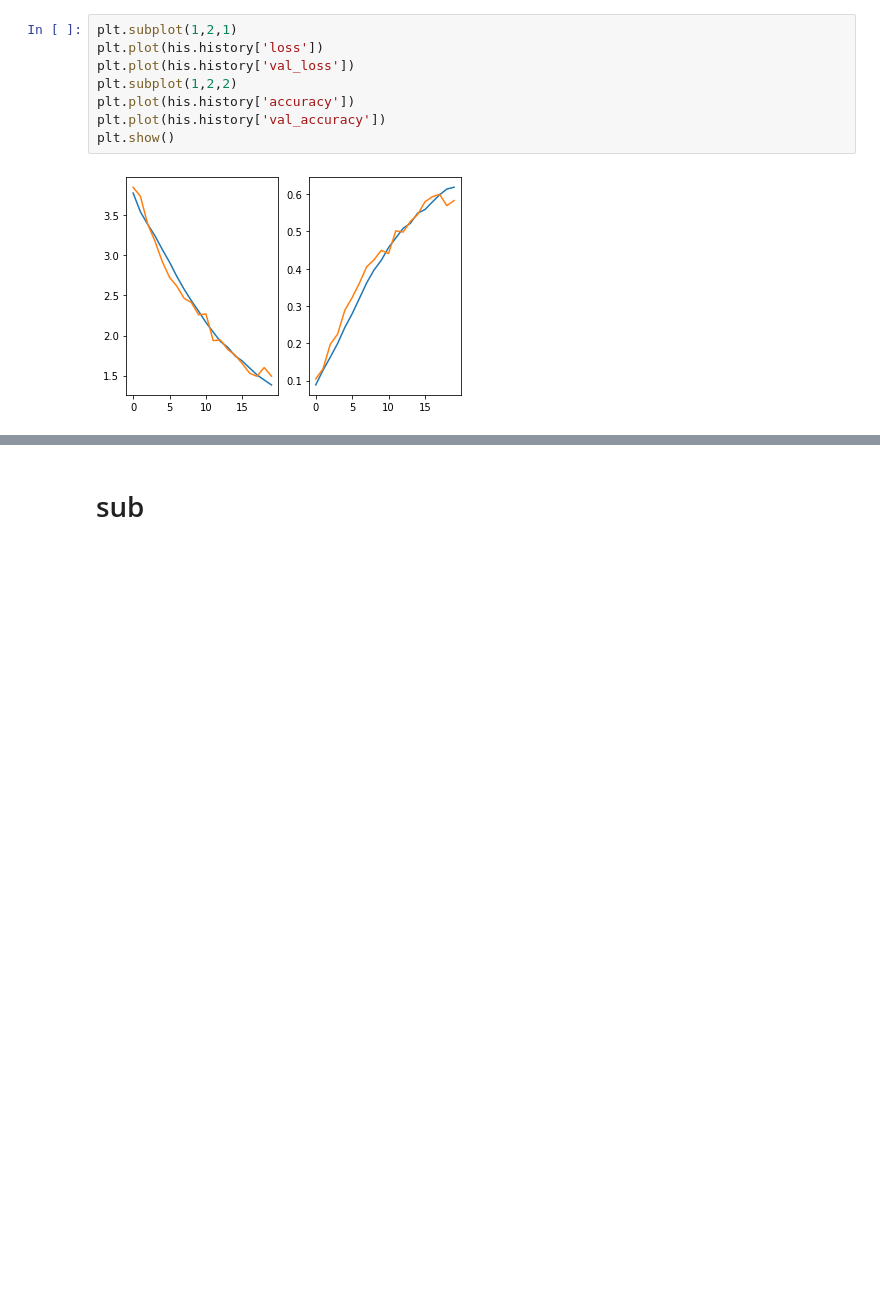
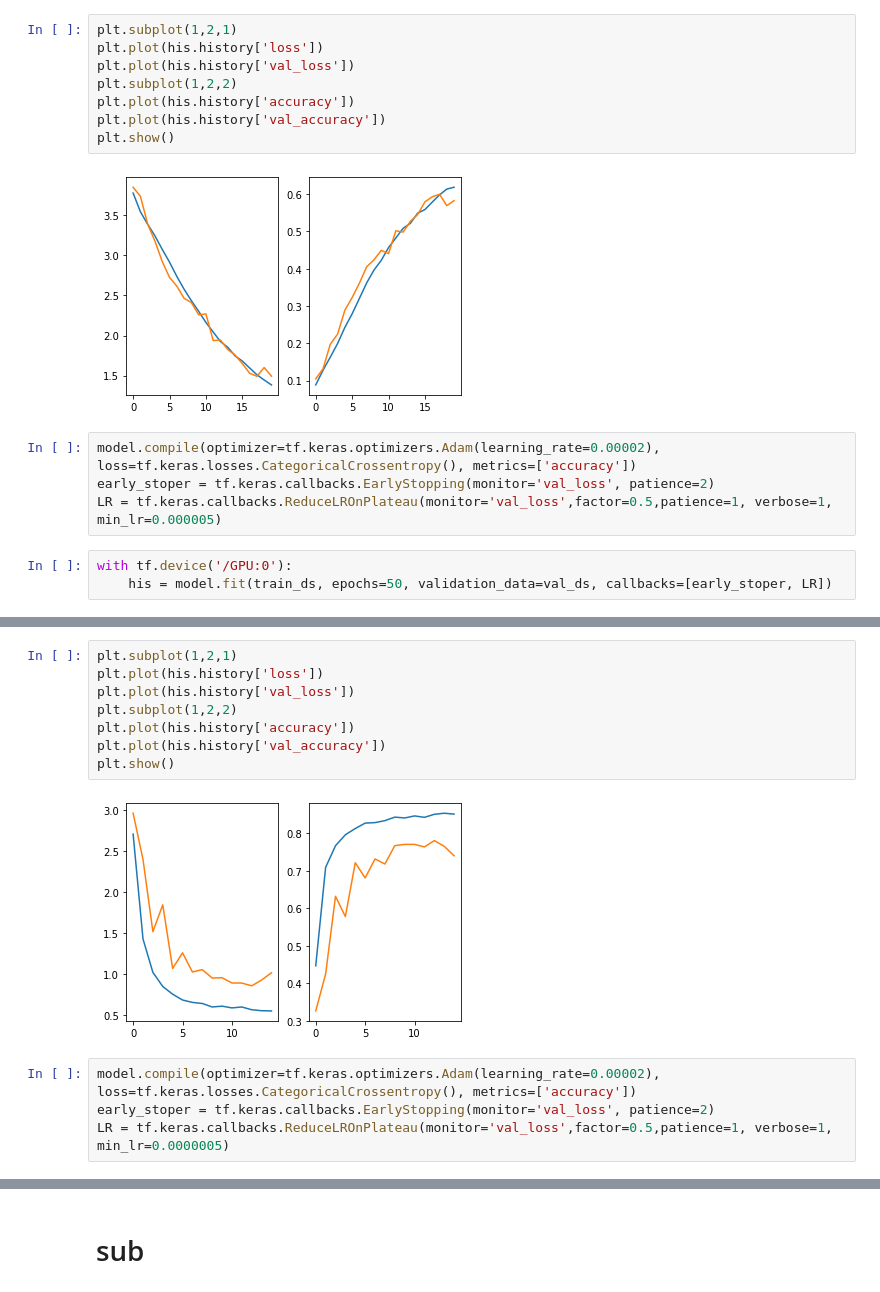
Before and after one commit to chi-hun/dacon, a Jupyter notebook: 월간_데이콘_예술_작품_화가_분류_AI_경진대회.ipynb, the cells around one changed output, grey strips where cells are left out. Saved outputs shown, nothing was run; the diff lists cells and outputs as text; blank space fills up the shorter version.

```diff
--- a/월간_데이콘_예술_작품_화가_분류_AI_경진대회.ipynb
+++ b/월간_데이콘_예술_작품_화가_분류_AI_경진대회.ipynb
@@ -507,3 +509,10 @@ plt.plot(his.history['val_accuracy'])
 plt.show()
 # %% [output]
 [figure]
+# %%
+model.compile(optimizer=tf.keras.optimizers.Adam(learning_rate=0.00002), loss=tf.keras.losses.CategoricalCrossentropy(), metrics=['accuracy'])
+early_stoper = tf.keras.callbacks.EarlyStopping(monitor='val_loss', patience=2)
+LR = tf.keras.callbacks.ReduceLROnPlateau(monitor='val_loss',factor=0.5,patience=1, verbose=1, min_lr=0.000005)
+# %%
+with tf.device('/GPU:0'):
+    his = model.fit(train_ds, epochs=50, validation_data=val_ds, callbacks=[early_stoper, LR])
@@ -509,0 +537,14 @@ plt.show()
+# %%
+plt.subplot(1,2,1)
+plt.plot(his.history['loss'])
+plt.plot(his.history['val_loss'])
+plt.subplot(1,2,2)
+plt.plot(his.history['accuracy'])
+plt.plot(his.history['val_accuracy'])
+plt.show()
+# %% [output]
+[figure, added]
+# %%
+model.compile(optimizer=tf.keras.optimizers.Adam(learning_rate=0.00002), loss=tf.keras.losses.CategoricalCrossentropy(), metrics=['accuracy'])
+early_stoper = tf.keras.callbacks.EarlyStopping(monitor='val_loss', patience=2)
+LR = tf.keras.callbacks.ReduceLROnPlateau(monitor='val_loss',factor=0.5,patience=1, verbose=1, min_lr=0.0000005)
```
Also changed, not shown: parts of 6 cells of this notebook.
